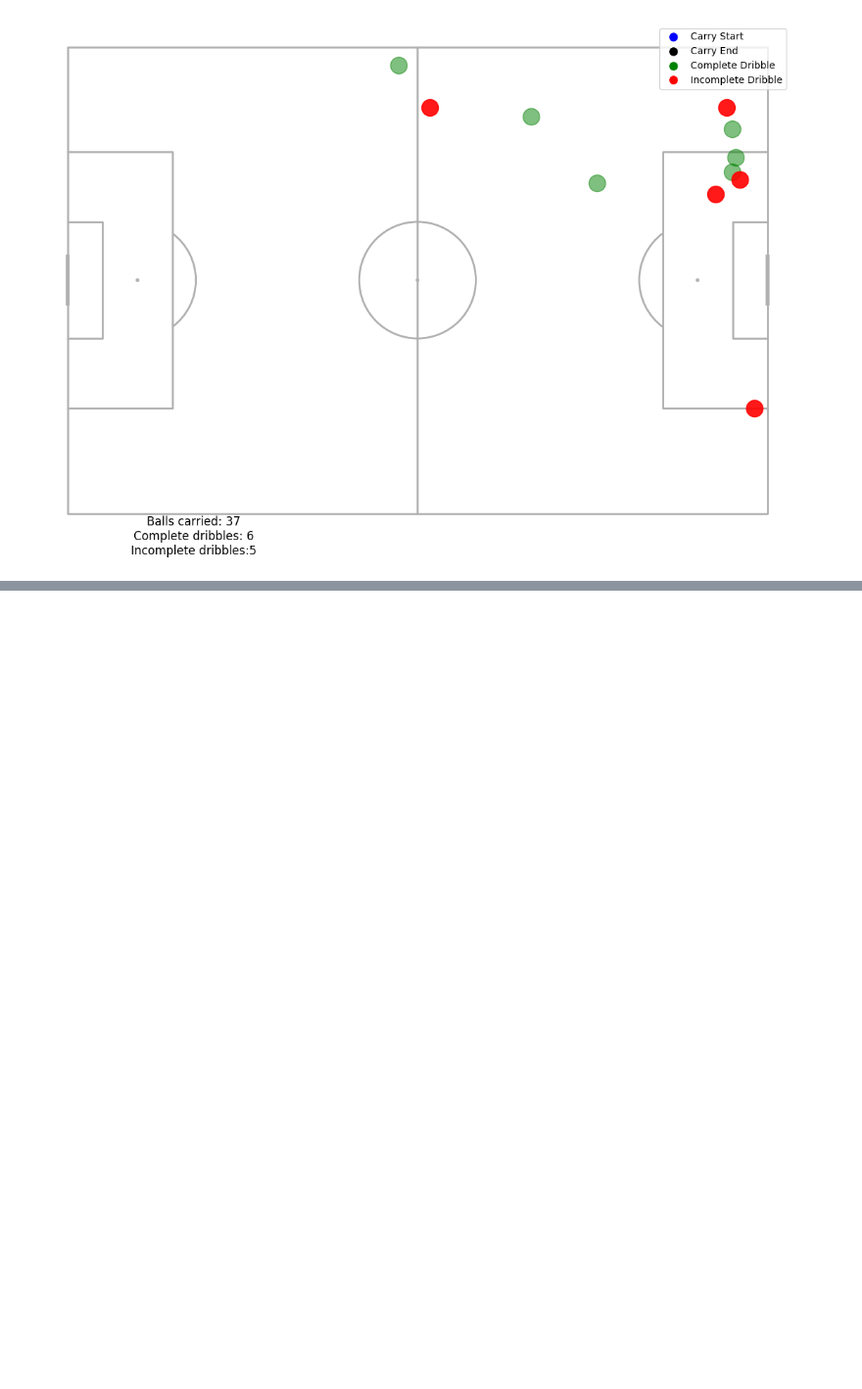
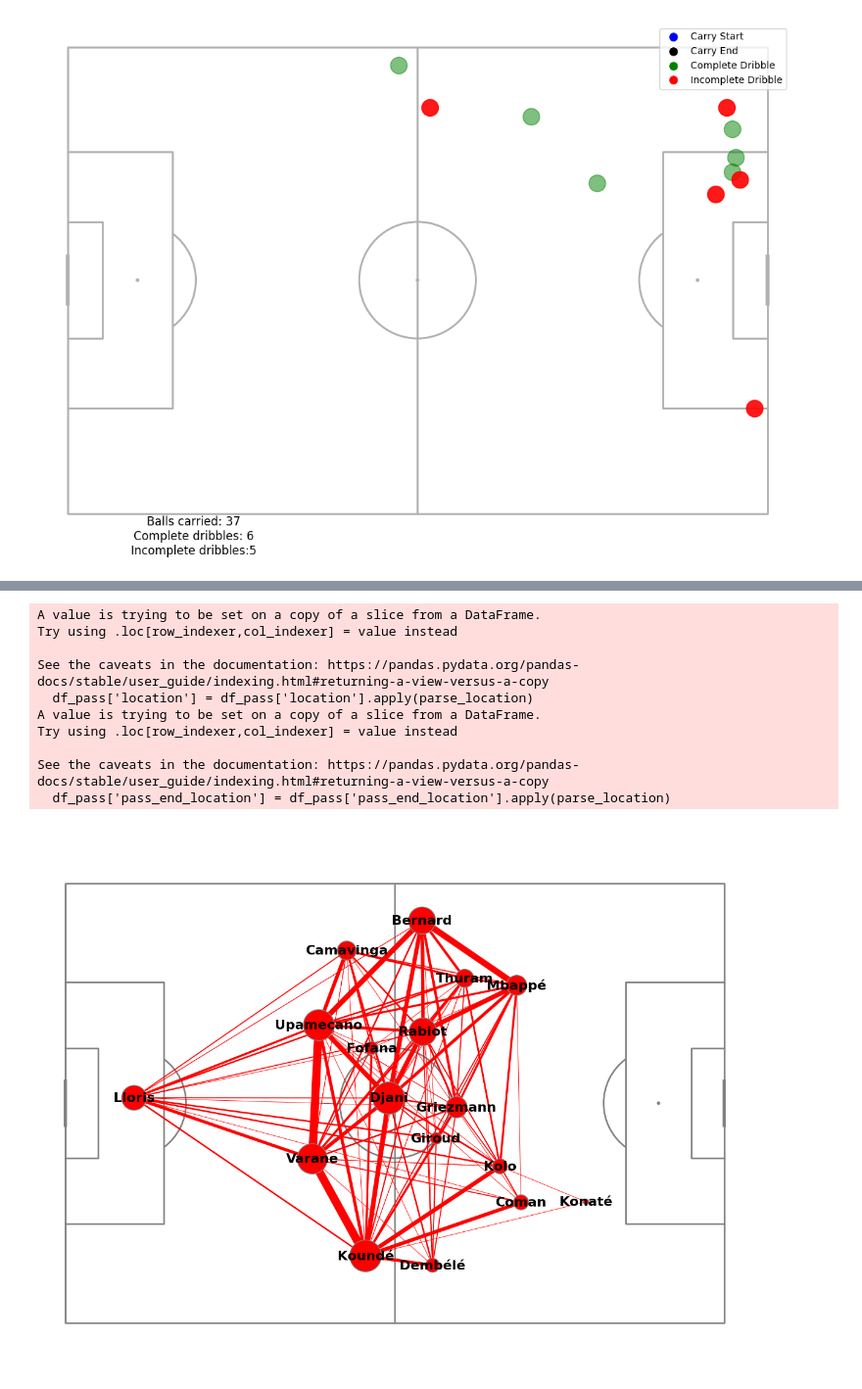
Before and after one commit to asheshh-lal/Football-analytics, a Jupyter notebook: event/test.ipynb, the cells around one changed output, grey strips where cells are left out. Shown at 98% size. Saved outputs shown, nothing was run; the diff lists cells and outputs as text; code cells hidden in the pictures; blank space fills up the shorter version.

```diff
--- a/event/test.ipynb
+++ b/event/test.ipynb
@@ -664,0 +759,76 @@ plt.show()
+# %%
+import ast
+
+df_team_one = df[df['team'] == df['team'].unique()[1]]
+df_pass = df_team_one[df_team_one['type'] == 'Pass']
+df_pass['location'] = df_pass['location'].apply(parse_location)
+df_pass['pass_end_location'] = df_pass['pass_end_location'].apply(parse_location)
+df_pass = df_pass[['type', 'location', 'pass_end_location',
+                'pass_outcome', 'pass_recipient', 'pass_type',
+                'play_pattern', 'player', 'under_pressure']]
+df_pass['x_start'] = df_pass['location'].apply(lambda x: x[0])
+df_pass['y_start'] = df_pass['location'].apply(lambda x: x[1])
+df_pass['x_end'] = df_pass['pass_end_location'].apply(lambda x: x[0])
+df_pass['y_end'] = df_pass['pass_end_location'].apply(lambda x: x[1])
+pass_recipient_data = df_pass[['player', 'pass_recipient', 'x_start', 'y_start', 'x_end', 'y_end']].reset_index().drop('index', axis=1)
+pass_recipient_data['player'] = pass_recipient_data['player'].apply(lambda x: x.split(" ")[1])
+pass_recipient_data['pass_recipient'] = pass_recipient_data['pass_recipient'].apply(lambda x: x.split(" ")[1] if not pd.isna(x) else x)
+
+lines_df = pass_recipient_data.groupby(['player', 'pass_recipient']).x_start.count().reset_index()
+lines_df.rename({'x_start': 'pass_count'}, axis='columns', inplace=True)
+lines_df = lines_df[lines_df['pass_count'] > 0]
+
+scatter_df = pd.DataFrame()
+for j, name in enumerate(pass_recipient_data["player"].unique()):
+    passx = pass_recipient_data.loc[pass_recipient_data["player"] == name]["x_start"].to_numpy()
+    recx = pass_recipient_data.loc[pass_recipient_data["pass_recipient"] == name]["x_end"].to_numpy()
+    passy = pass_recipient_data.loc[pass_recipient_data["player"] == name]["y_start"].to_numpy()
+    recy = pass_recipient_data.loc[pass_recipient_data["pass_recipient"] == name]["y_end"].to_numpy()
+    scatter_df.at[j, "player"] = name
+    scatter_df.at[j, "x"] = np.mean(np.concatenate([passx, recx]))
+    scatter_df.at[j, "y"] = np.mean(np.concatenate([passy, recy]))
+    scatter_df.at[j, "no"] = pass_recipient_data.loc[pass_recipient_data["player"] == name].shape[0]
+
+scatter_df['marker_size'] = (scatter_df['no'] / scatter_df['no'].max() * 1500)
+
+# Drawing pitch
+pitch = Pitch(line_color='grey')
+fig, ax = pitch.grid(grid_height=0.9, title_height=0.06, axis=False,
+                     endnote_height=0.04, title_space=0, endnote_space=0)
+
+# Scatter the location on the pitch
+pitch.scatter(scatter_df.x, scatter_df.y, s=scatter_df.marker_size, color='red', edgecolors='grey', linewidth=1, alpha=1, ax=ax["pitch"], zorder=3)
+
+# Annotate player names
+for j, row in scatter_df.iterrows():
+    pitch.annotate(row.player, xy=(row.x, row.y), c='black', va='center', ha='center', weight="bold", size=16, ax=ax["pitch"], zorder=4)
+
+for j, row in lines_df.iterrows():
+    player1 = row['player']
+    player2 = row['pass_recipient']
+
+    player1_x = scatter_df.loc[scatter_df["player"] == player1]['x'].iloc[0]
+    player1_y = scatter_df.loc[scatter_df["player"] == player1]['y'].iloc[0]
+    player2_x = scatter_df.loc[scatter_df["player"] == player2]['x'].iloc[0]
+    player2_y = scatter_df.loc[scatter_df["player"] == player2]['y'].iloc[0]
+
+    num_passes = row["pass_count"]
+    line_width = (num_passes / lines_df['pass_count'].max() * 10)
+
+    # Plot lines on the pitch
+    pitch.lines(player1_x, player1_y, player2_x, player2_y,
+                alpha=1, lw=line_width, zorder=2, color=color, ax=ax["pitch"])
+
+plt.show()
+# %% [output]
+A value is trying to be set on a copy of a slice from a DataFrame.
+Try using .loc[row_indexer,col_indexer] = value instead
+
+See the caveats in the documentation: https://pandas.pydata.org/pandas-docs/stable/user_guide/indexing.html#returning-a-view-versus-a-copy
+  df_pass['location'] = df_pass['location'].apply(parse_location)
+A value is trying to be set on a copy of a slice from a DataFrame.
+Try using .loc[row_indexer,col_indexer] = value instead
+
+See the caveats in the documentation: https://pandas.pydata.org/pandas-docs/stable/user_guide/indexing.html#returning-a-view-versus-a-copy
+  df_pass['pass_end_location'] = df_pass['pass_end_location'].apply(parse_location)
+[figure, added]
```
Also changed, not shown: parts of 4 cells of this notebook, 2 other files.
